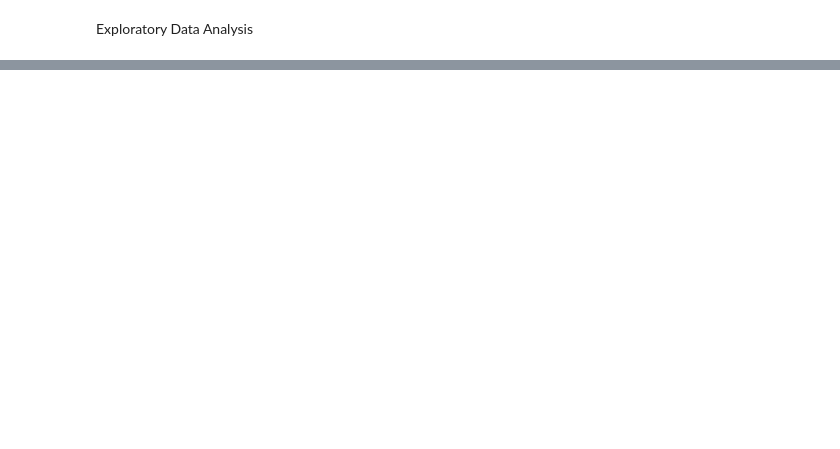
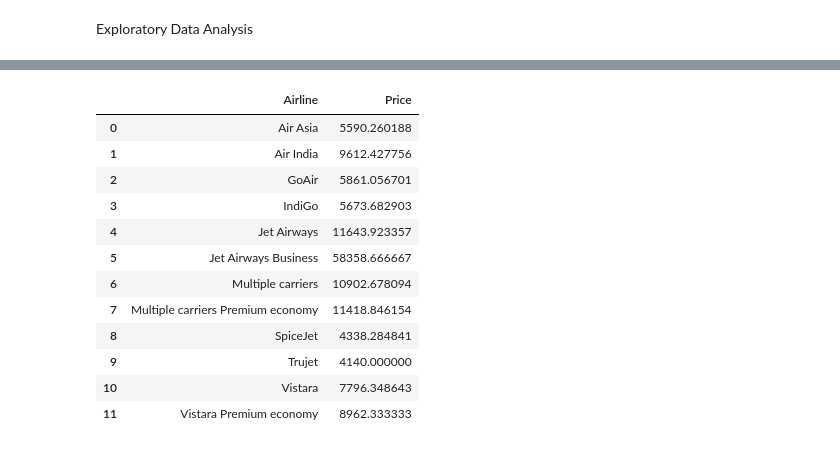
Before and after one commit to revu94/DataScience, a Jupyter notebook: aviation_flightfare_prediction/notebooks/flightfare.ipynb, the cells around one changed output, grey strips where cells are left out. Saved outputs shown, nothing was run; the diff lists cells and outputs as text; code cells hidden in the pictures; blank space fills up the shorter version.

```diff
--- a/aviation_flightfare_prediction/notebooks/flightfare.ipynb
+++ b/aviation_flightfare_prediction/notebooks/flightfare.ipynb
@@ -154,0 +94,16 @@ temp_df[:50]
+# %%
+a
+# %% [output]
+|  | Airline | Price |
+| 0 | Air Asia | 5590.260188 |
+| 1 | Air India | 9612.427756 |
+| 2 | GoAir | 5861.056701 |
+| 3 | IndiGo | 5673.682903 |
+| 4 | Jet Airways | 11643.923357 |
+| 5 | Jet Airways Business | 58358.666667 |
+| 6 | Multiple carriers | 10902.678094 |
+| 7 | Multiple carriers Premium economy | 11418.846154 |
+| 8 | SpiceJet | 4338.284841 |
+| 9 | Trujet | 4140.000000 |
+| 10 | Vistara | 7796.348643 |
+| 11 | Vistara Premium economy | 8962.333333 |
```
Also changed, not shown: parts of 31 cells of this notebook, 1 other file.
